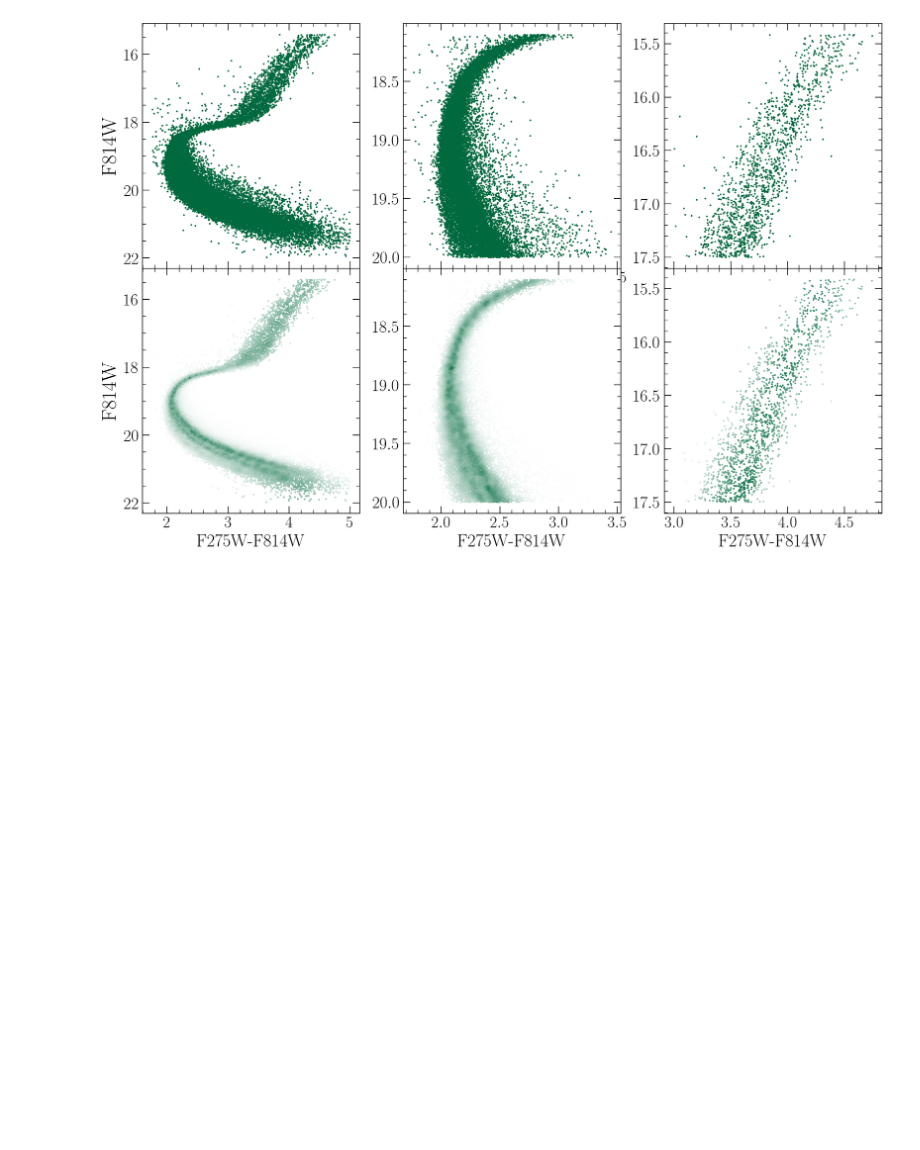
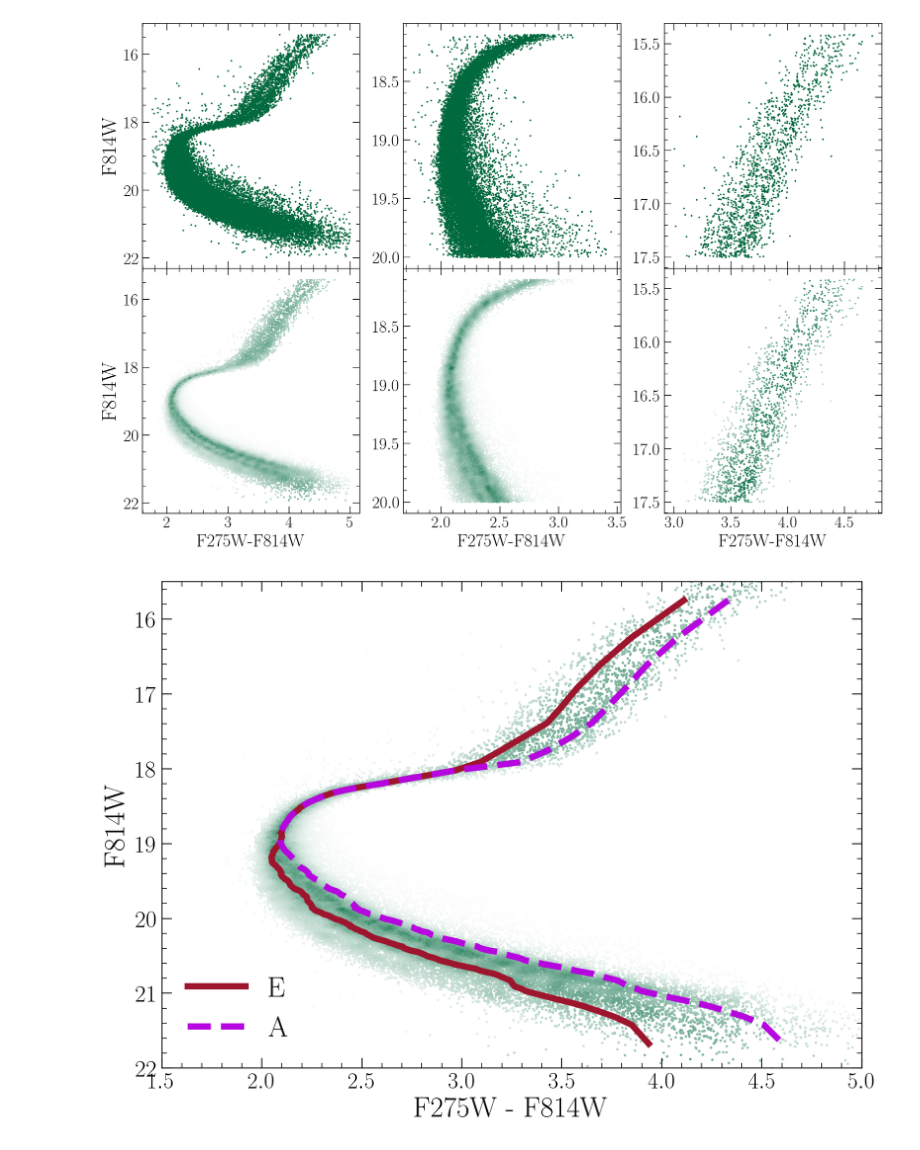
Before and after one commit to tboudreaux/AMultiWavelengthViewOfGCs-Poster, a Jupyter notebook: Notebooks/SextenFigures.ipynb, the cells around one changed output. Drawn from its saved outputs; the diff is of its cells as text; code cells hidden in the pictures; blank space fills up the shorter version.

```diff
--- a/Notebooks/SextenFigures.ipynb
+++ b/Notebooks/SextenFigures.ipynb
@@ -100,6 +100,7 @@ with plt.style.context(pubStyle):
     densityZ = density[condZ]
 
     ax3.scatter(colorZ, magZ, s=1, c=colorscheme.DartmouthGreen)
+    ax3.set_xticklabels([])
     ax3.invert_yaxis()
 
     # normDensityZ = normalize_density(colorZ, magZ, densityZ)
@@ -135,3 +136,30 @@ with plt.style.context(pubStyle):
     fig.savefig("Figures/DensityMap.png", dpi=300)
 # %% [output]
 [figure]
+# %%
+with open("ExampleFidOutput.pkl", 'rb') as f:
+    fiducial = pkl.load(f)
+# %%
+with plt.style.context(pubStyle):
+    fig, ax = plt.subplots(1,1,figsize=(10,7))
+    fig.subplots_adjust(hspace=0)
+    ax.scatter(color, mag, s=1, c=HUGSPhotometry['density'], cmap=DGcmap)
+
+    ax.set_xlim(1.5, 5)
+    ax.set_ylim(15.5, 22)
+
+    ax.invert_yaxis()
+
+    ax.set_xlabel("F275W - F814W", fontsize=23)
+    ax.set_ylabel("F814W", fontsize=23)
+
+
+    ax.plot(fiducial['Acolor'], fiducial['mag'], linewidth = 5, color=colorscheme.BonfireRed, label="E")
+    ax.plot(fiducial['Bcolor'], fiducial['mag'], linewidth = 5, color=colorscheme.Violet, label="A", linestyle='dashed')
+
+    ax.legend(fontsize=23, frameon=False)
+
+    fig.savefig("Figures/NGC2808Fid.png", dpi=300)
+    # fig.savefig("../static/imgs/NGC2808Fid.png", dpi=200)
+# %% [output]
+[figure, added]
```
Also changed, not shown: 8 other files.
